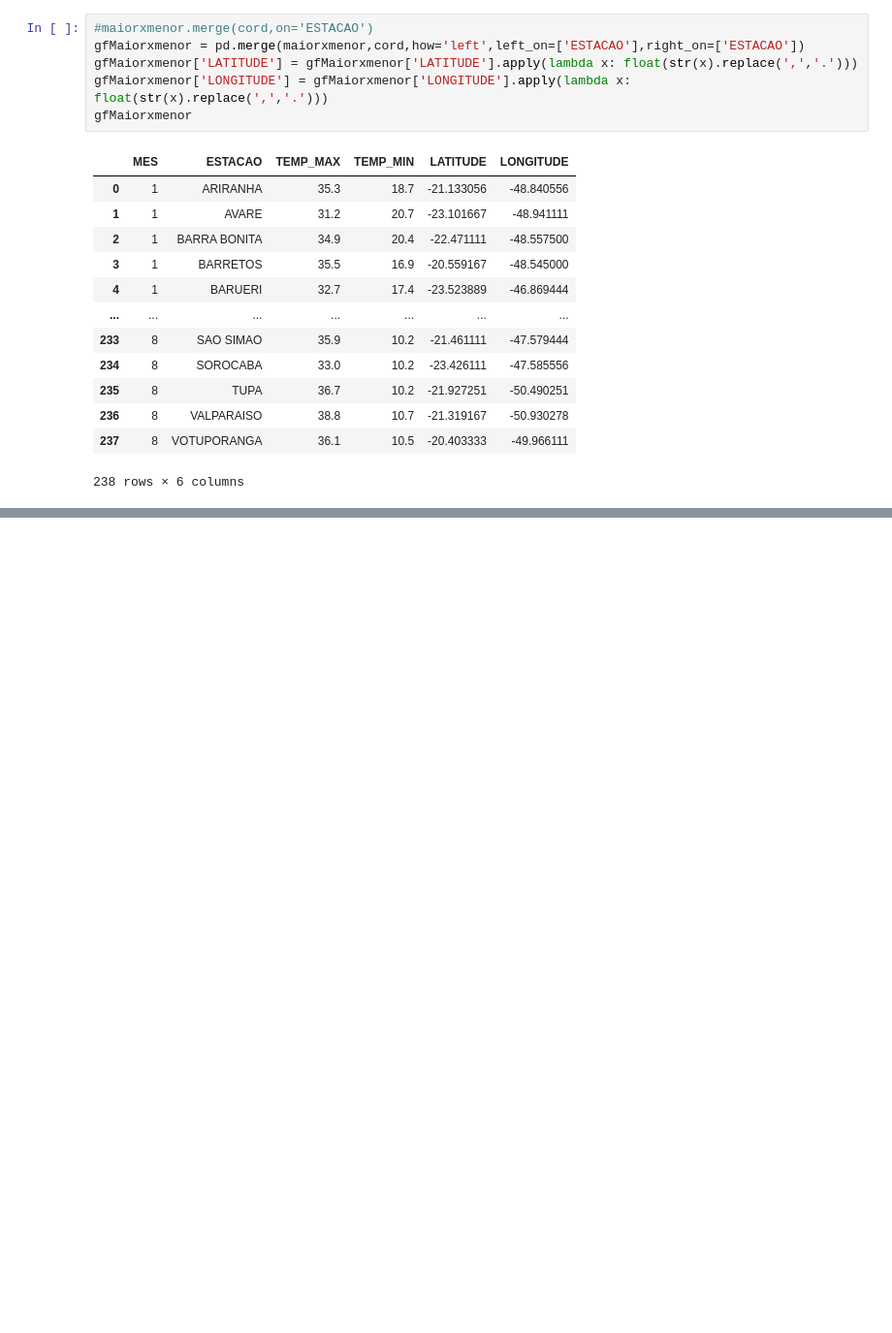
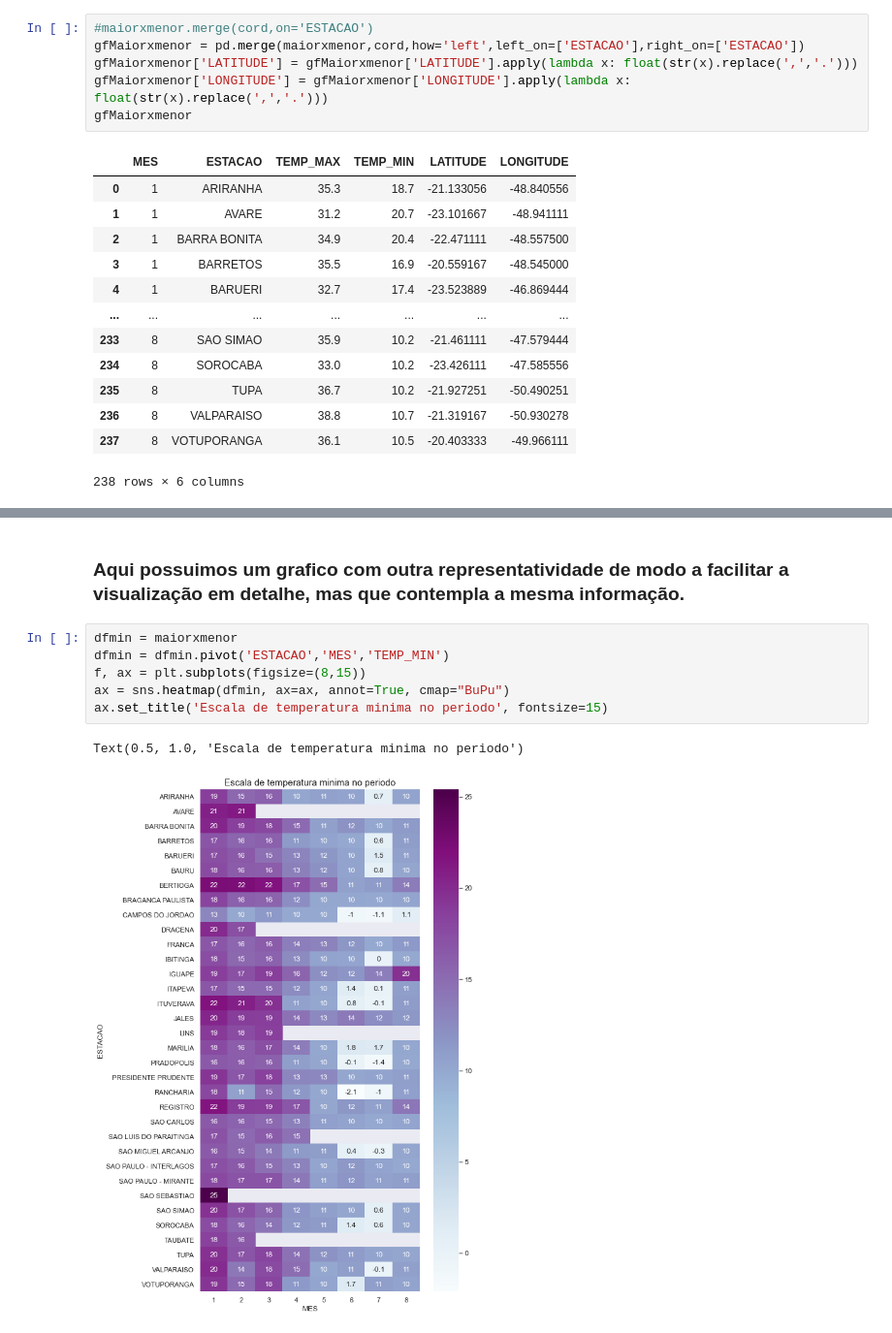
Before and after one commit to LIMASANTOSVINICIUS/Analise_Dados_Climaticos, a Jupyter notebook: Python/PrimeiroCodigo.ipynb, the cells around one changed output, grey strips where cells are left out. Shown at 97% size. Saved outputs shown, nothing was run; the diff lists cells and outputs as text; blank space fills up the shorter version.

```diff
--- a/Python/PrimeiroCodigo.ipynb
+++ b/Python/PrimeiroCodigo.ipynb
@@ -208,0 +220,11 @@ ax.legend(bbox_to_anchor=(1.01, 1), loc=0, borderaxespad=0., fontsize=15)
+# %% [markdown]
+### Aqui possuimos um grafico com outra representatividade de modo a facilitar a visualização em detalhe, mas que contempla a mesma informação.
+# %%
+dfmin = maiorxmenor
+dfmin = dfmin.pivot('ESTACAO','MES','TEMP_MIN')
+f, ax = plt.subplots(figsize=(8,15))
+ax = sns.heatmap(dfmin, ax=ax, annot=True, cmap="BuPu")
+ax.set_title('Escala de temperatura minima no periodo', fontsize=15)
+# %% [output]
+Text(0.5, 1.0, 'Escala de temperatura minima no periodo')
+[figure, added]
```
Also changed, not shown: parts of 31 cells of this notebook.
